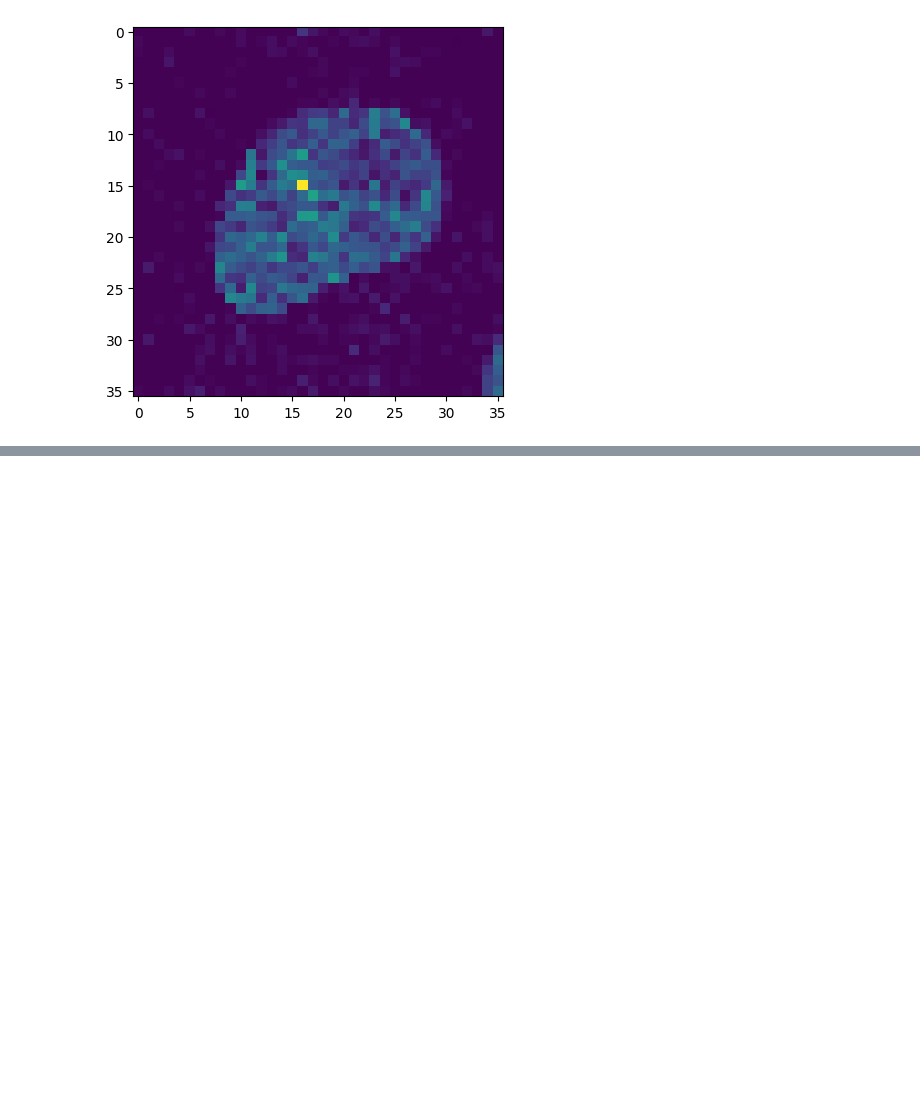
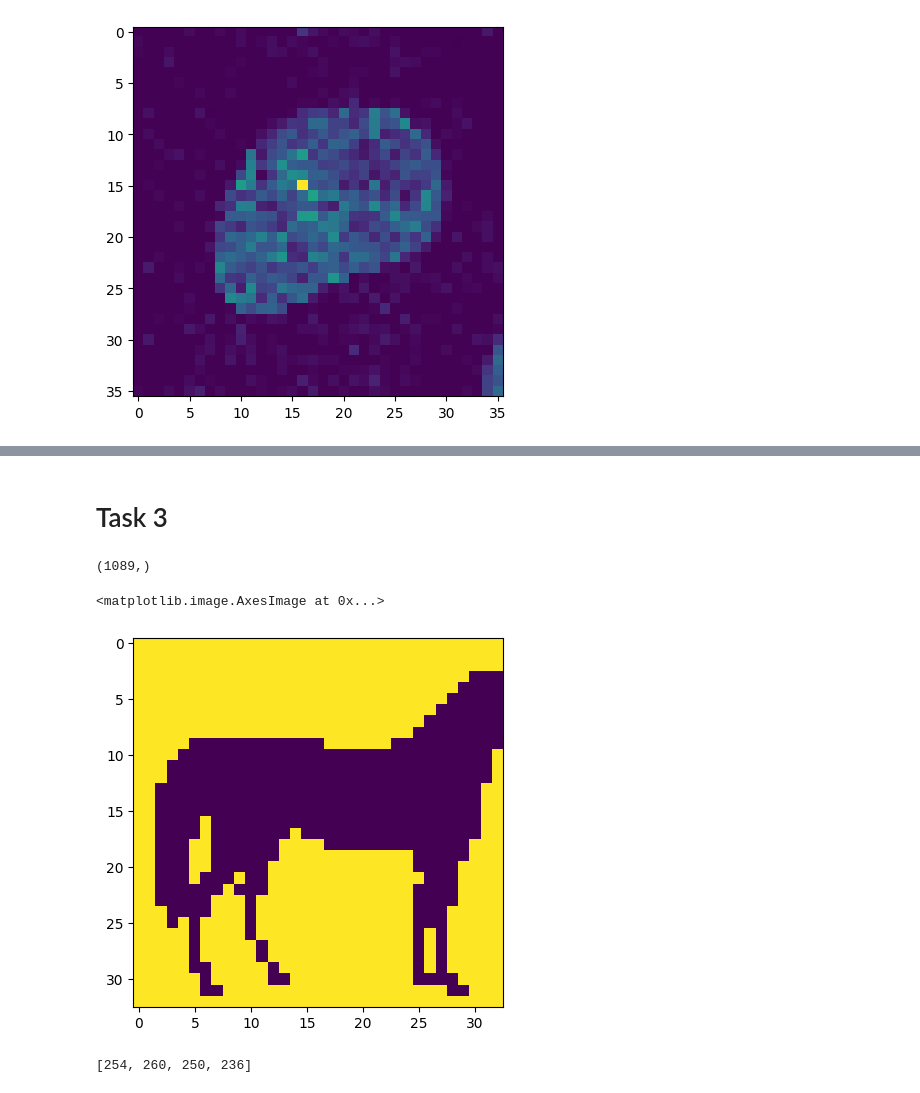
Before and after one commit to jtpotato/simc-2024, a Jupyter notebook: challenge_john_monash.ipynb, the cells around one changed output, grey strips where cells are left out. Saved outputs shown, nothing was run; the diff lists cells and outputs as text; code cells hidden in the pictures; blank space fills up the shorter version.

Commit message:
Task 3

```diff
--- a/challenge_john_monash.ipynb
+++ b/challenge_john_monash.ipynb
@@ -100,0 +101,13 @@ task_2_counts
+# %% [markdown]
+# Task 3
+# %%
+np.shape(task3[0])  # = 33 ** 2
+# %% [output]
+(1089,)
+# %%
+task_3_original_image = np.reshape(task3[0], (33, 33))
+# %%
+plt.imshow(task_3_original_image)
+# %% [output]
+<matplotlib.image.AxesImage at 0x...>
+[figure, added]
@@ -100,0 +121,21 @@ task_2_counts
+# %%
+task_3_counts = [0, 0, 0, 0]
+task_3_sorting = [[], [], [], []]
+
+for i in task3:
+    if np.array_equal(i, task_3_90):
+        task_3_counts[1] += 1
+        task_3_sorting[1].append(i)
+    elif np.array_equal(i, task_3_180):
+        task_3_counts[2] += 1
+        task_3_sorting[2].append(i)
+    elif np.array_equal(i, task_3_270):
+        task_3_counts[3] += 1
+        task_3_sorting[3].append(i)
+    else:
+        task_3_counts[0] += 1
+        task_3_sorting[0].append(i)
+
+task_3_counts
+# %% [output]
+[254, 260, 250, 236]
```
Also changed, not shown: parts of 6 cells of this notebook.
